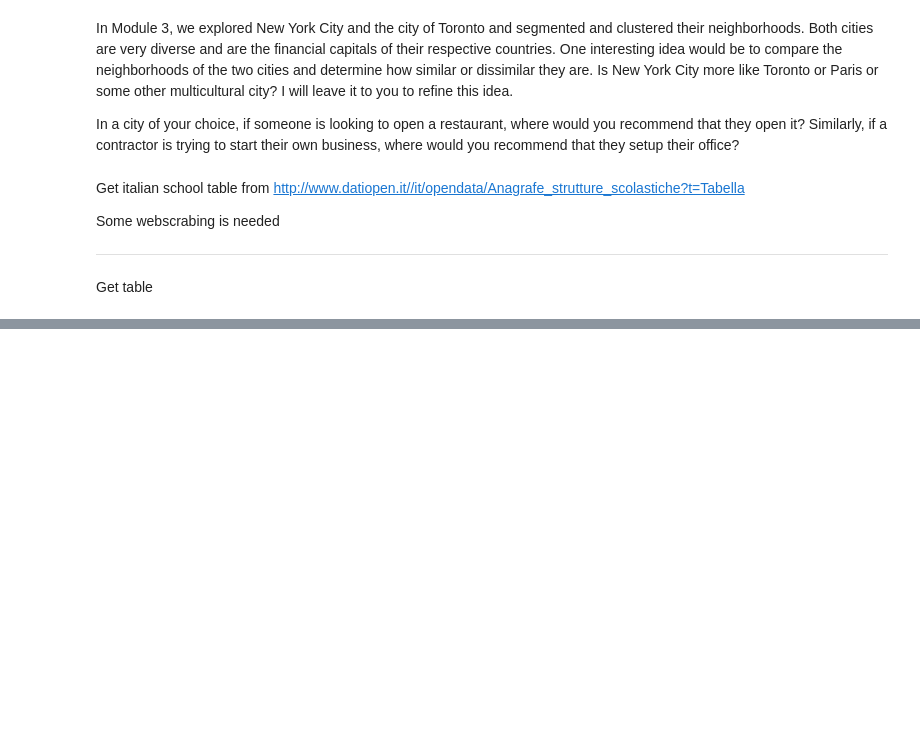
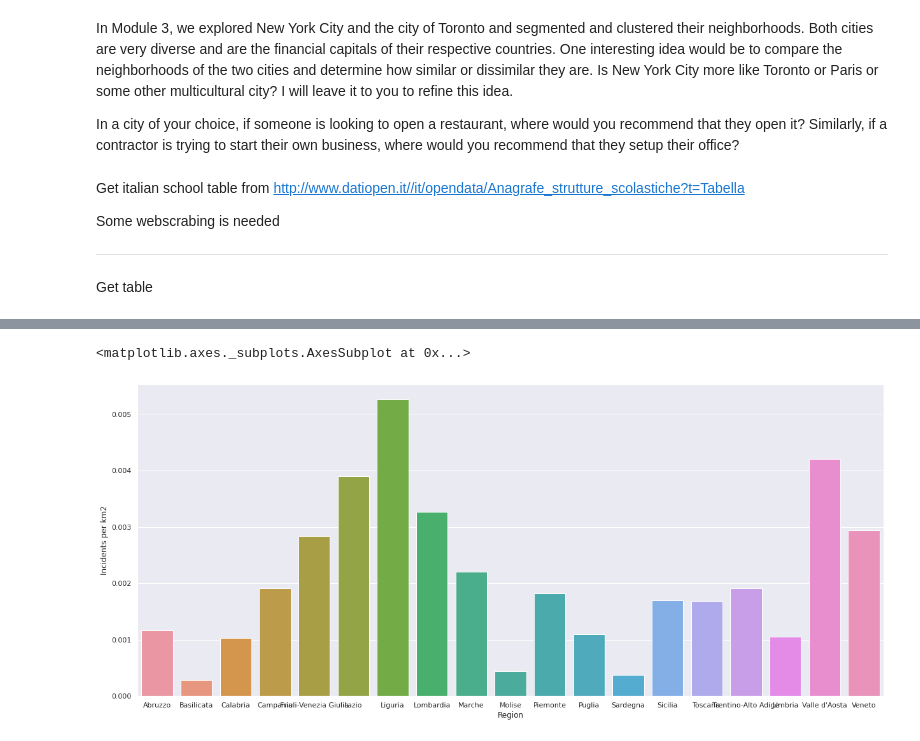
Before and after one commit to rpll94/Coursera_Capstone, a Jupyter notebook: Course10_Final_Assignment.ipynb, the cells around one changed output, grey strips where cells are left out. Drawn from its saved outputs; the diff is of its cells as text; code cells hidden in the pictures; blank space fills up the shorter version.

```diff
--- a/Course10_Final_Assignment.ipynb
+++ b/Course10_Final_Assignment.ipynb
@@ -190,0 +493,5 @@ provinces_df.shape
+# %%
+infos_df['Area (km2)'] = infos_df['Area (km2)'].replace("\D", '', regex=True).astype('float64')
+infos_df_bar = infos_df.groupby(by='Region').sum()
+infos_df_bar = infos_df_bar['Area (km2)'].reset_index(drop=False)
+infos_df_bar
@@ -190,0 +516,8 @@ provinces_df.shape
+# %%
+incident_df_bar = pd.merge(incident_df_bar, infos_df_bar, on='Region')
+incident_df_bar
+incident_df_bar['Incidents per km2'] = incident_df_bar['Total Incidents'] / 15 / incident_df_bar['Area (km2)']
+sns.barplot(data=incident_df_bar, x='Region', y='Incidents per km2')
+# %% [output]
+<matplotlib.axes._subplots.AxesSubplot at 0x...>
+[figure, added]
```
Also changed, not shown: parts of 38 cells of this notebook.
